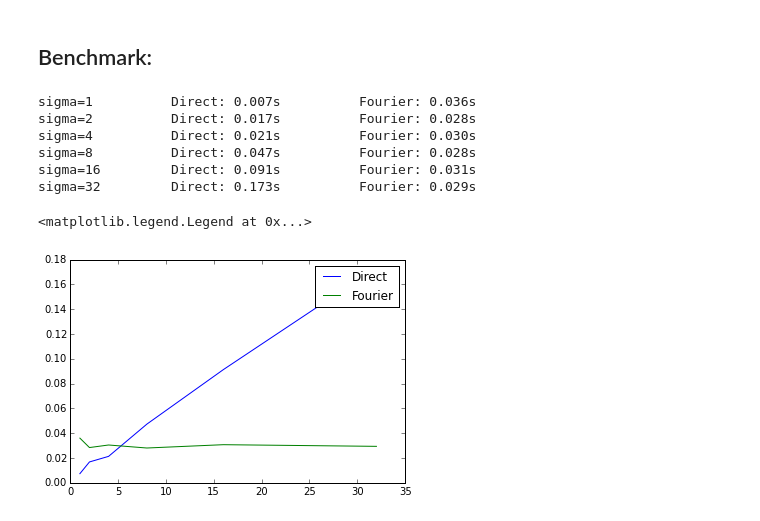
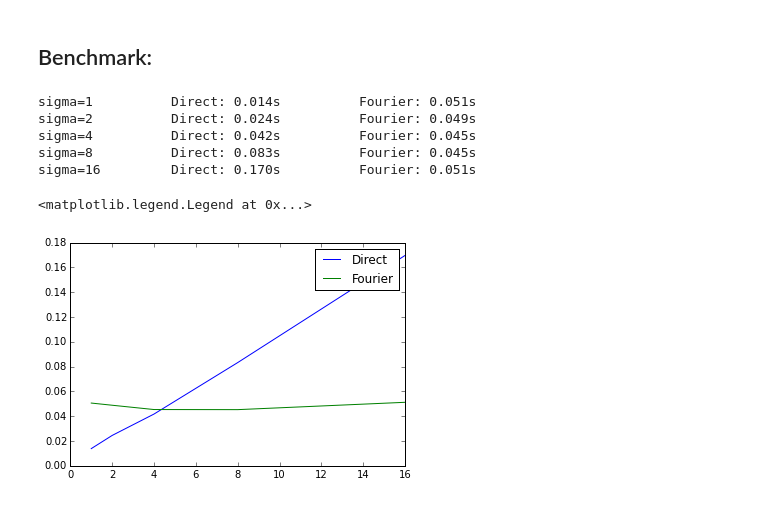
Before and after one commit to kif/python_tutorials, a Jupyter notebook: scipy_exercise_2/Image convolution.ipynb, the cells around one changed output. Drawn from its saved outputs; the diff is of its cells as text; code cells hidden in the pictures.

```diff
--- a/scipy_exercise_2/Image convolution.ipynb
+++ b/scipy_exercise_2/Image convolution.ipynb
@@ -96,28 +96,27 @@ imshow(ft(img,5),cmap="gray")
 # %%
 import time
 sigmas = []
 d = []
 f = []
-for i in range(6):
+for i in range(5):
     sigma = 1<<i
     t0 = time.time()
     direct(img, sigma)
     t1 = time.time()
     ft(img, sigma)
     t2 = time.time()
     print("sigma=%s \t Direct: %.3fs \t Fourier: %.3fs"%(sigma,t1-t0,t2-t1))
     sigmas.append(sigma)
     d.append(t1-t0)
     f.append(t2-t1)
 plot(sigmas,d,label="Direct")
 plot(sigmas,f,label="Fourier")
 legend()
 # %% [output]
-sigma=1          Direct: 0.007s          Fourier: 0.036s
-sigma=2          Direct: 0.017s          Fourier: 0.028s
-sigma=4          Direct: 0.021s          Fourier: 0.030s
-sigma=8          Direct: 0.047s          Fourier: 0.028s
-sigma=16         Direct: 0.091s          Fourier: 0.031s
-sigma=32         Direct: 0.173s          Fourier: 0.029s
+sigma=1          Direct: 0.014s          Fourier: 0.051s
+sigma=2          Direct: 0.024s          Fourier: 0.049s
+sigma=4          Direct: 0.042s          Fourier: 0.045s
+sigma=8          Direct: 0.083s          Fourier: 0.045s
+sigma=16         Direct: 0.170s          Fourier: 0.051s
 <matplotlib.legend.Legend at 0x...>
-[figure, old version]
+[figure, new version]
```
Also changed, not shown: parts of 3 cells of this notebook, 4 other files.
